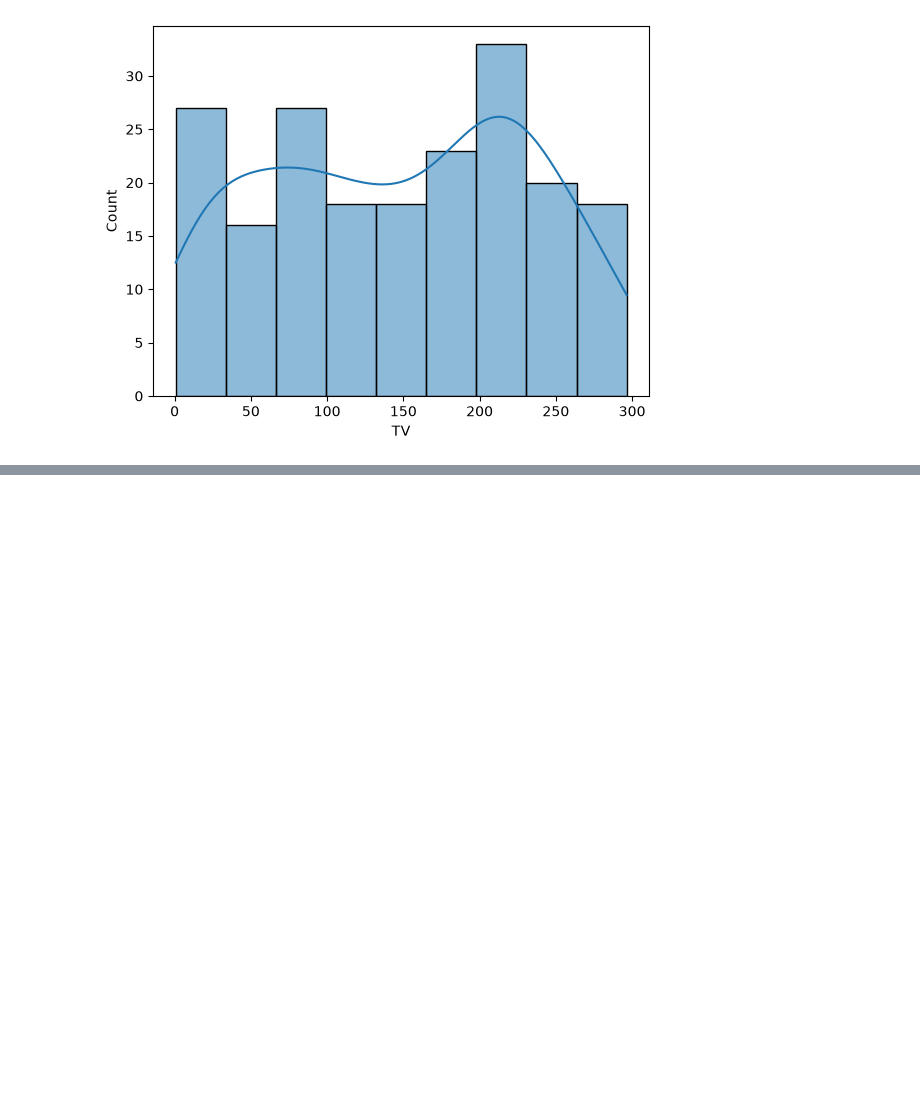
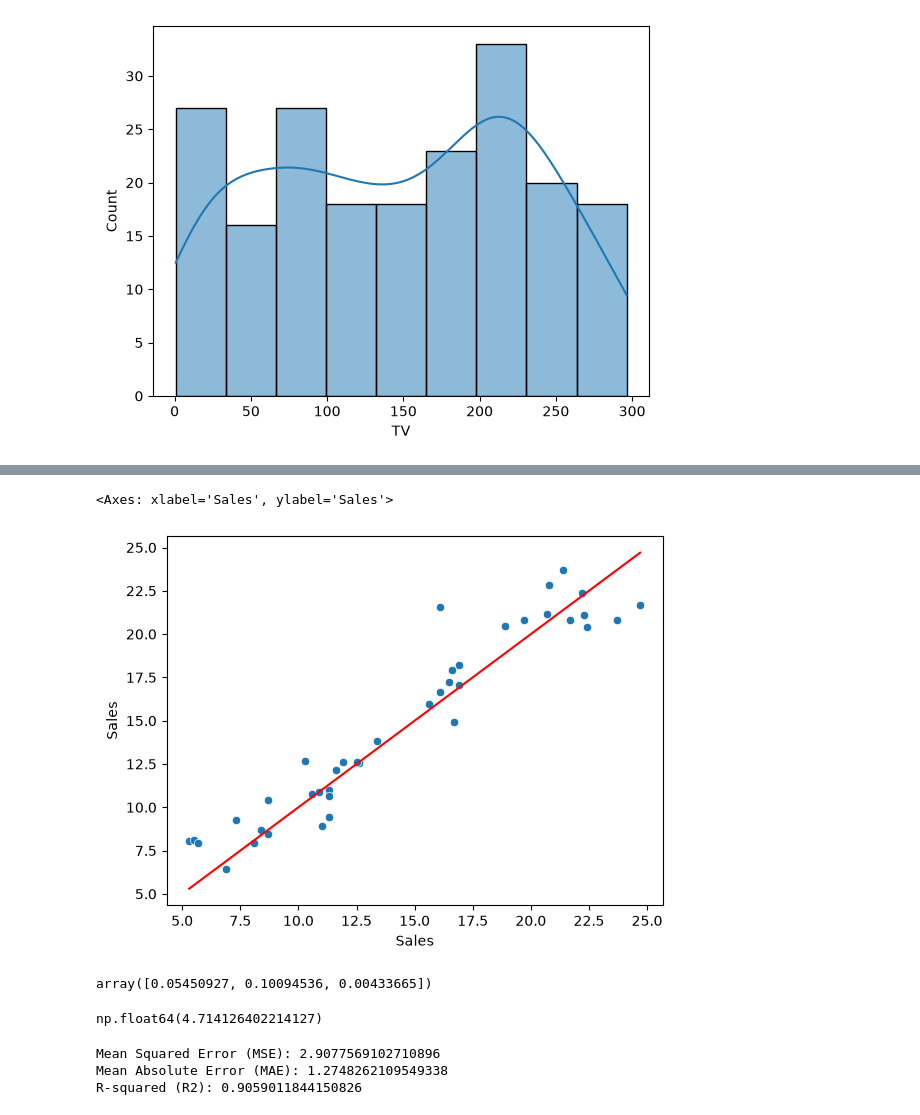
Before and after one commit to AnantVerma-2022/AI-Foundations-KPMG-GL-Bajaj, a Jupyter notebook: linear_regression.ipynb, the cells around one changed output, grey strips where cells are left out. Drawn from its saved outputs; the diff is of its cells as text; code cells hidden in the pictures; blank space fills up the shorter version.

```diff
--- a/linear_regression.ipynb
+++ b/linear_regression.ipynb
@@ -87,0 +153,11 @@ sns.histplot(data=df, x="TV", kde=True)
+# %%
+# Spliting the data into training and testing sets. We will use 80% of the data for training and 20% for testing. The random_state parameter is set to ensure reproducibility of the results.
+
+from sklearn.model_selection import train_test_split
+X_train, X_test, y_train, y_test = train_test_split(X, y, test_size=0.2, random_state=42)
+# %%
+# Model development
+
+from sklearn.linear_model import LinearRegression
+
+model = LinearRegression()
@@ -87,0 +168,4 @@ sns.histplot(data=df, x="TV", kde=True)
+# %%
+# Fit the dataset into model
+
+model.fit(X_train, y_train)
@@ -87,0 +174,6 @@ sns.histplot(data=df, x="TV", kde=True)
+# %%
+# Prediction
+
+y_pred = model.predict(X_test)
+
+y_pred
@@ -87,0 +189,14 @@ sns.histplot(data=df, x="TV", kde=True)
+# %%
+sns.scatterplot(x=y_test, y=y_pred)
+sns.lineplot(x=y_test, y=y_test, color='red')
+# %% [output]
+<Axes: xlabel='Sales', ylabel='Sales'>
+[figure, added]
+# %%
+model.coef_
+# %% [output]
+array([0.05450927, 0.10094536, 0.00433665])
+# %%
+model.intercept_
+# %% [output]
+np.float64(4.714126402214127)
@@ -87,0 +212,8 @@ sns.histplot(data=df, x="TV", kde=True)
+# %%
+print("Mean Squared Error (MSE):", mse)
+print("Mean Absolute Error (MAE):", mae)
+print("R-squared (R2):", r2)
+# %% [output]
+Mean Squared Error (MSE): 2.9077569102710896
+Mean Absolute Error (MAE): 1.2748262109549338
+R-squared (R2): 0.9059011844150826
```
Also changed, not shown: parts of 18 cells of this notebook.
